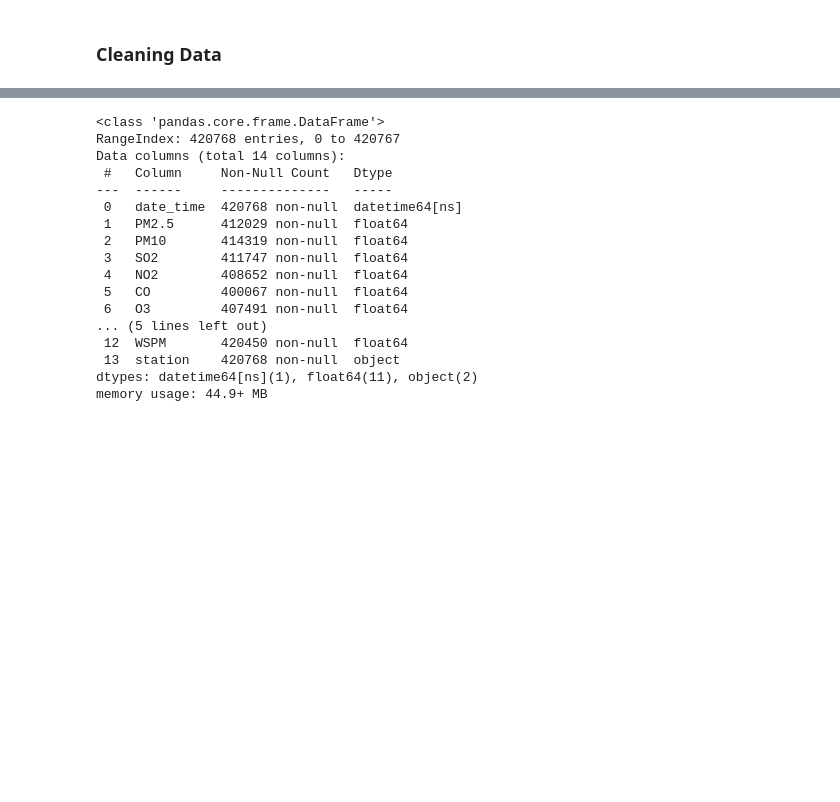
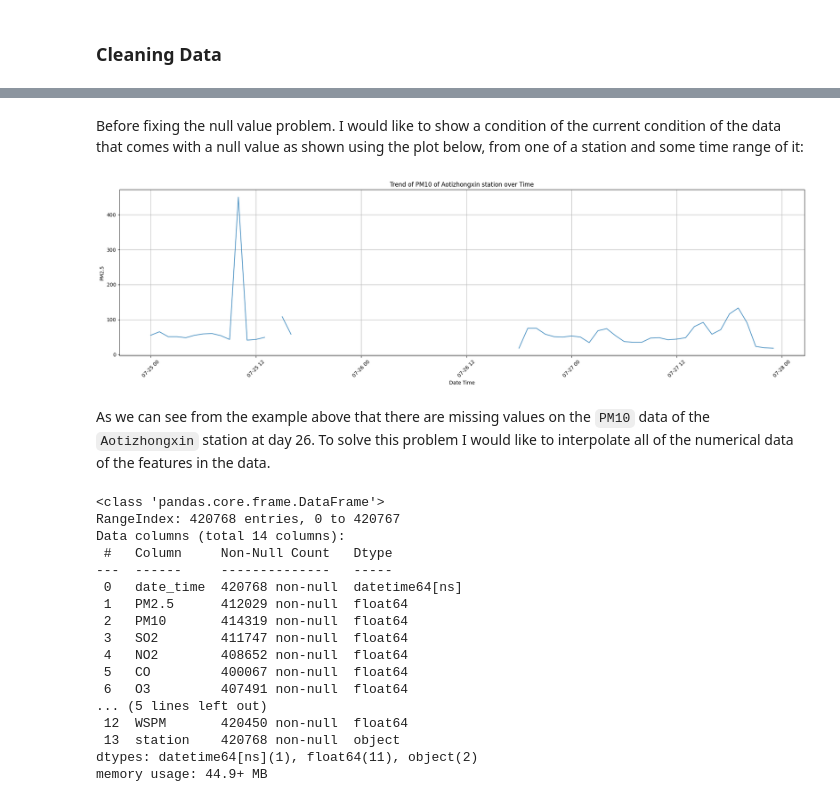
Before and after one commit to efrado-s/dicoding-air-quality-data-analysis, a Jupyter notebook: notebook.ipynb, the cells around one changed output, grey strips where cells are left out. Drawn from its saved outputs; the diff is of its cells as text; code cells hidden in the pictures; blank space fills up the shorter version.

Commit message:
Finish cleaning data session

```diff
--- a/notebook.ipynb
+++ b/notebook.ipynb
@@ -270,3 +277,22 @@ main_df = main_df[columns]
+# %% [markdown]
+Before fixing the null value problem. I would like to show a condition of the current condition of the data that comes with a null value as shown using the plot below, from one of a station and some time range of it:
+# %%
+# Create a scatter plot
+temp_df = main_df[main_df['station'] == 'Aotizhongxin']
+temp_df = temp_df[(temp_df['date_time'].dt.year == 2016) & (temp_df['date_time'].dt.month == 7) & (temp_df['date_time'].dt.day <= 27) & (temp_df['date_time'].dt.day >= 25)]
+plt.figure(figsize=(20, 6))
+plt.plot(temp_df['date_time'], temp_df['PM10'], alpha=0.8)
+plt.title('Trend of PM10 of Aotizhongxin station over Time')
+plt.xlabel('Date Time')
+plt.ylabel('PM2.5')
+plt.xticks(rotation=45)  # Rotate x-axis labels for better readability
+plt.grid()
+plt.tight_layout()  # Adjust layout to prevent clipping of labels
+plt.show()
+# %% [output]
+[figure, added]
+# %% [markdown]
+As we can see from the example above that there are missing values on the `PM10` data of the `Aotizhongxin` station at day 26. To solve this problem I would like to interpolate all of the numerical data of the features in the data.
 # %%
 main_df.info()
 # %% [output]
```
Also changed, not shown: parts of 32 cells of this notebook.
